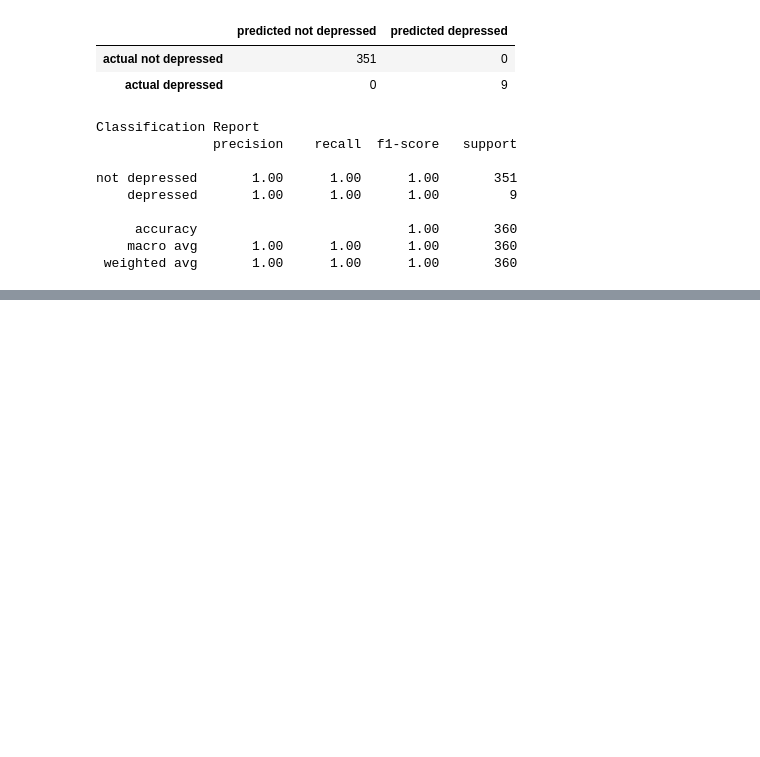
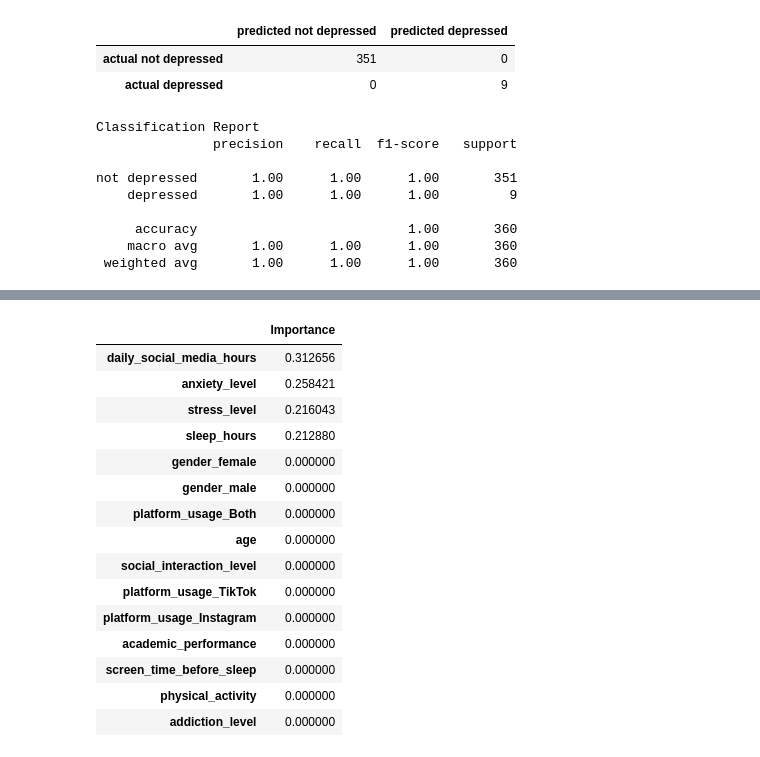
Before and after one commit to FintanMc/MachineLearning, a Jupyter notebook: notebooks/models.ipynb, the cells around one changed output, grey strips where cells are left out. Saved outputs shown, nothing was run; the diff lists cells and outputs as text; code cells hidden in the pictures; blank space fills up the shorter version.

```diff
--- a/notebooks/models.ipynb
+++ b/notebooks/models.ipynb
@@ -239,0 +350,25 @@ display(df)
+# %%
+best_estimator = decisionTree_cv.best_estimator_.fit(X_train, y_train)
+def remove_prefix(feature_name):
+    return feature_name.split("__")[-1]
+
+feature_names = [remove_prefix(name) for name in best_estimator["columntransformer"].get_feature_names_out()]
+
+display(pd.DataFrame(best_estimator["decisiontreeclassifier"].feature_importances_, index=feature_names, columns=["Importance"]).sort_values(by="Importance", ascending=False))
+# %% [output]
+|  | Importance |
+| daily_social_media_hours | 0.312656 |
+| anxiety_level | 0.258421 |
+| stress_level | 0.216043 |
+| sleep_hours | 0.212880 |
+| gender_female | 0.000000 |
+| gender_male | 0.000000 |
+| platform_usage_Both | 0.000000 |
+| age | 0.000000 |
+| social_interaction_level | 0.000000 |
+| platform_usage_TikTok | 0.000000 |
+| platform_usage_Instagram | 0.000000 |
+| academic_performance | 0.000000 |
+| screen_time_before_sleep | 0.000000 |
+| physical_activity | 0.000000 |
+| addiction_level | 0.000000 |
```
Also changed, not shown: parts of 29 cells of this notebook, 4 other files.
